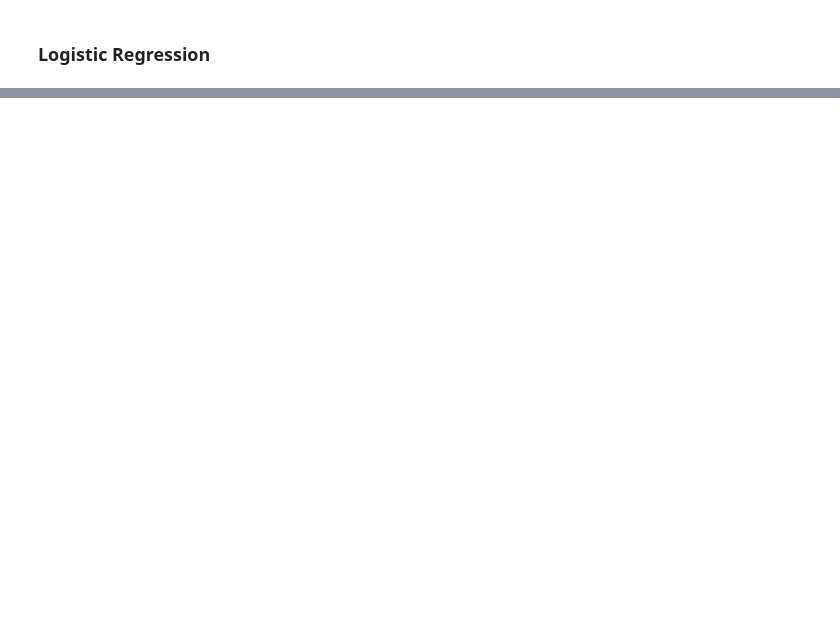
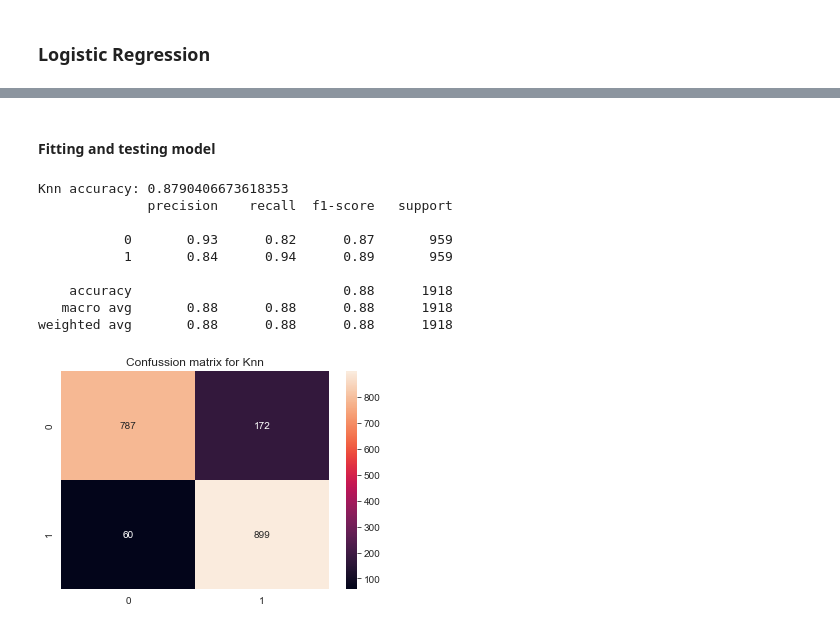
Before and after one commit to erdmkbc/Machine-Learning-Tutorial, a Jupyter notebook: Learning_Algorithms/Supervised_Learning/Classification/Stroke_Prediction/Stroke_prediction.ipynb, the cells around one changed output, grey strips where cells are left out. Saved outputs shown, nothing was run; the diff lists cells and outputs as text; code cells hidden in the pictures; blank space fills up the shorter version.

```diff
--- a/Learning_Algorithms/Supervised_Learning/Classification/Stroke_Prediction/Stroke_prediction.ipynb
+++ b/Learning_Algorithms/Supervised_Learning/Classification/Stroke_Prediction/Stroke_prediction.ipynb
@@ -918,0 +874,29 @@ confmatrix_visiulazation(cm , algorithms)
+# %% [markdown]
+#### Fitting and testing model
+# %%
+# Fitting process
+knn = KNeighborsClassifier(weights = 'uniform' , n_neighbors = 10)
+knn.fit(X_train, y_train)
+knn_score = knn.score(X_test, y_test)
+knn_predict = knn.predict(X_test) # our predictions
+
+#Testing processes
+print('Knn accuracy: {}'.format(knn_score))
+print(classification_report(y_test, knn_predict)) # report the precison recall and f1 score
+
+# Confusion Matrix
+cm_lr = confusion_matrix(y_test, knn_predict)
+sns.heatmap(cm_lr, annot = True , fmt = '0.0f')
+plt.title('Confussion matrix for Knn')
+plt.show()
+# %% [output]
+Knn accuracy: 0.8790406673618353
+              precision    recall  f1-score   support
+
+           0       0.93      0.82      0.87       959
+           1       0.84      0.94      0.89       959
+
+    accuracy                           0.88      1918
+   macro avg       0.88      0.88      0.88      1918
+weighted avg       0.88      0.88      0.88      1918
+[figure, added]
```
Also changed, not shown: parts of 76 cells of this notebook.
